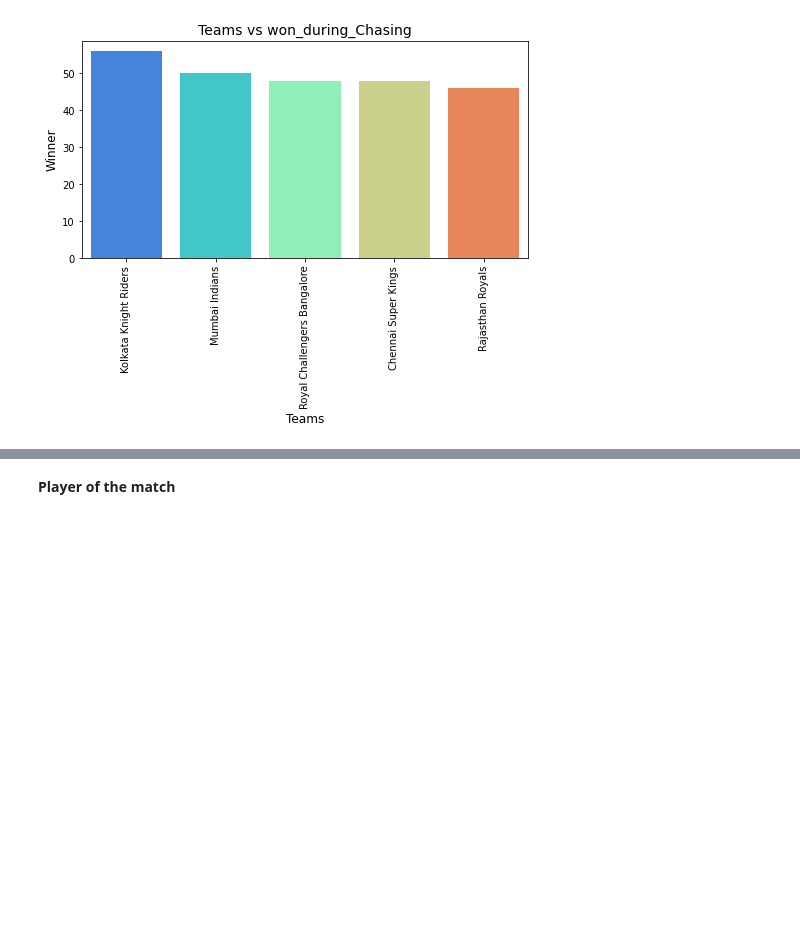
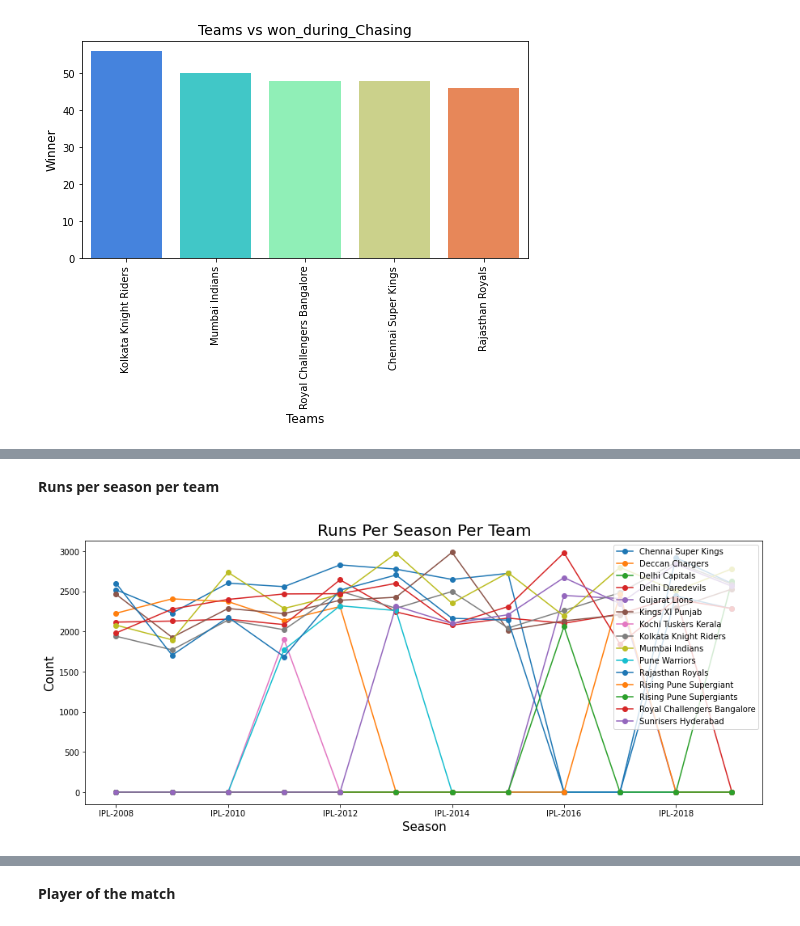
Before and after one commit to Jalpeshv/IPL-Analysis, a Jupyter notebook: IPL_Exploratory_Data_Analysis.ipynb, the cells around one changed output, grey strips where cells are left out. Drawn from its saved outputs; the diff is of its cells as text; code cells hidden in the pictures; blank space fills up the shorter version.

```diff
--- a/IPL_Exploratory_Data_Analysis.ipynb
+++ b/IPL_Exploratory_Data_Analysis.ipynb
@@ -225,0 +270,16 @@ Text(0.5, 1.0, 'Teams vs won_during_Chasing')
+# %% [markdown]
+**Runs per season per team**
+# %%
+runs_per_season_per_team= runs.pivot_table(index=['Season'],columns='batting_team',values='total_runs',aggfunc=sum)
+runs_per_season_per_team.fillna(0,inplace=True) #replace nan values with 0
+runs_per_season_per_team.plot(marker='o')
+fig=plt.gcf()
+fig.set_size_inches(15,6)
+plt.legend(loc='upper right')
+plt.xlabel('Season',fontsize=15)
+plt.ylabel('Count',fontsize=15)
+
+plt.title("Runs Per Season Per Team",size=20)
+plt.show()
+# %% [output]
+[figure, added]
```
Also changed, not shown: parts of 21 cells of this notebook.
